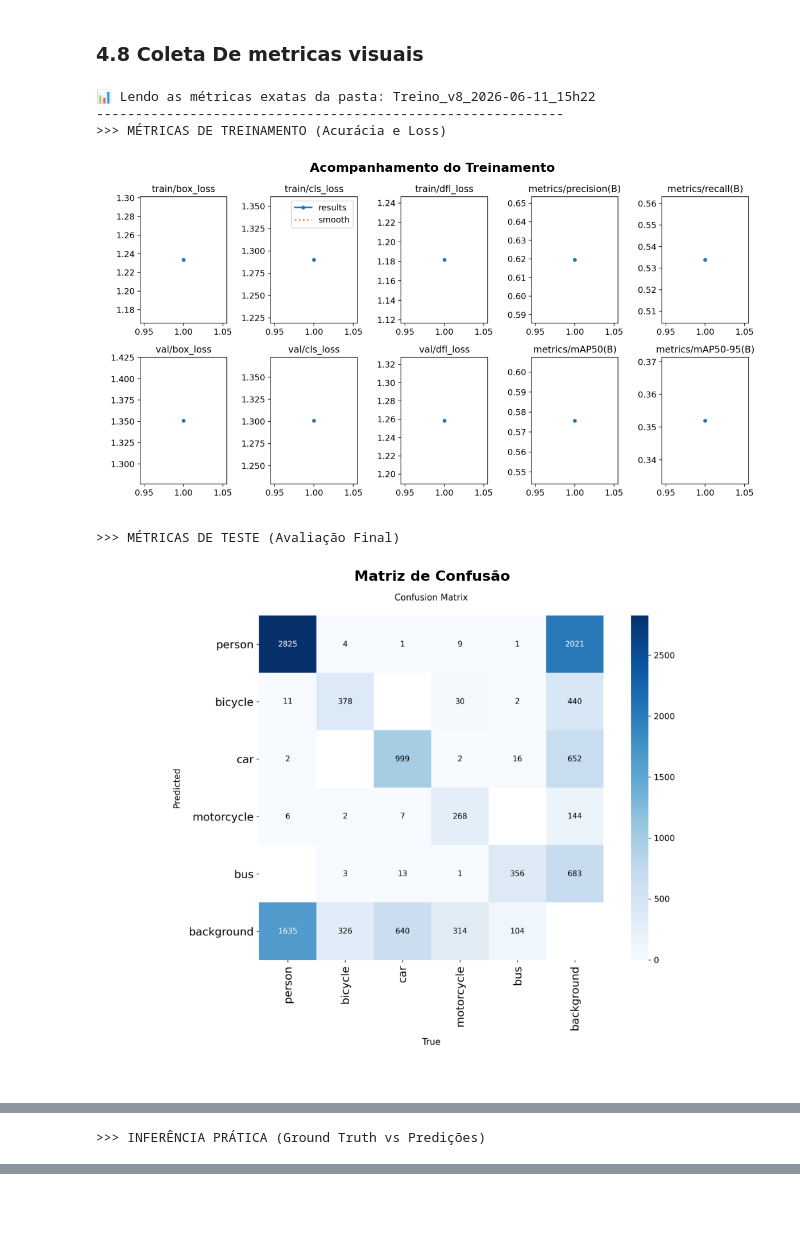
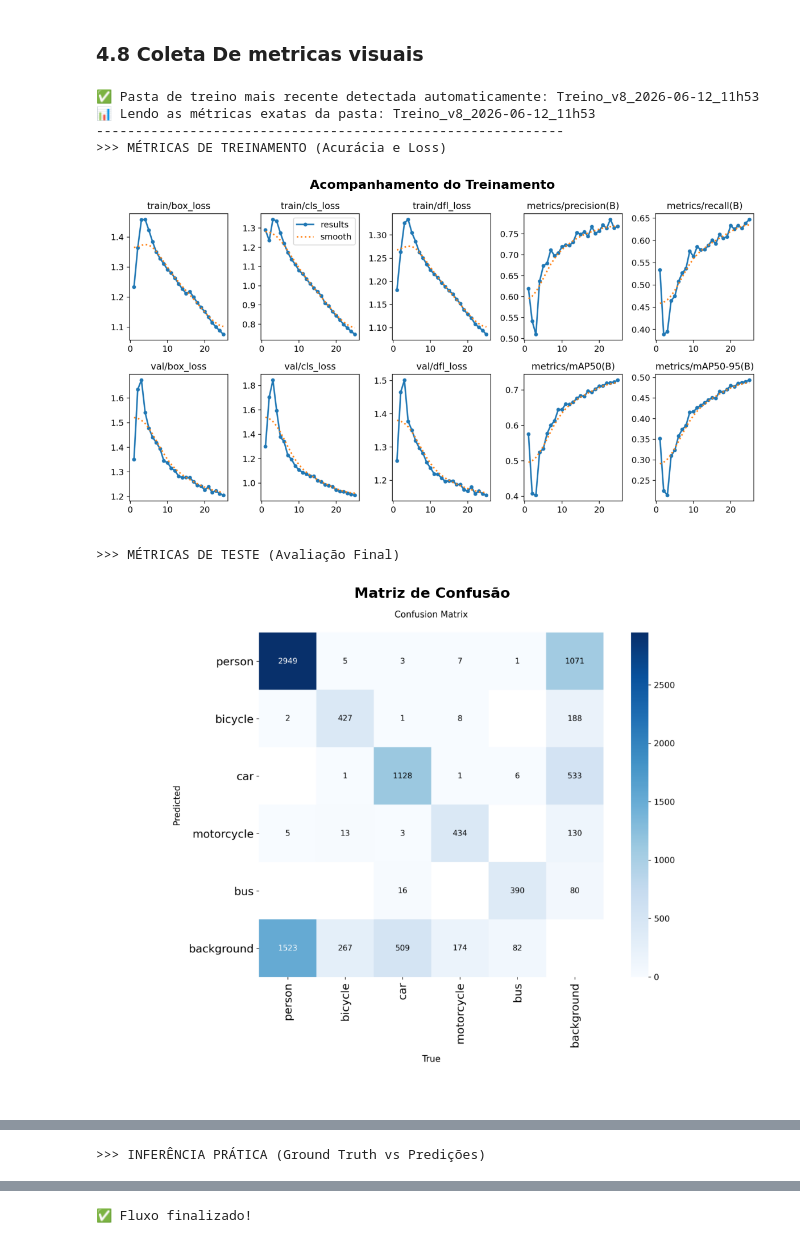
Before and after one commit to ANN-CNN/CNNs, a Jupyter notebook: Yolo8.ipynb, the cells around one changed output, grey strips where cells are left out. Drawn from its saved outputs; the diff is of its cells as text; code cells hidden in the pictures; blank space fills up the shorter version.

```diff
--- a/Yolo8.ipynb
+++ b/Yolo8.ipynb
@@ -166,43 +167,61 @@ Results saved to /content/drive/MyDrive/Classroom/TCC_Kevin_Rafael/Colab/Resulta
 import matplotlib.pyplot as plt
 import cv2
 import os
+import glob
 
 def mostrar_metrica(caminho_imagem, titulo):
     img = cv2.imread(caminho_imagem)
     if img is not None:
         plt.figure(figsize=(15, 10))
         plt.imshow(cv2.cvtColor(img, cv2.COLOR_BGR2RGB))
         plt.title(titulo, fontsize=16, fontweight='bold')
         plt.axis('off')
         plt.show()
     else:
         print(f"⚠️ Métrica não encontrada no Drive: {caminho_imagem}")
 
-# NOME DA SUA PASTA AQUI
-nome_treino_exato = "Treino_v8_2026-06-11_15h22"
+# 1. Diretório base onde todos os seus treinos do YOLOv8 estão salvos
 diretorio_drive = "/content/drive/MyDrive/Classroom/TCC_Kevin_Rafael/Colab/Resultados_YOLOv8"
 
+# 2. SELEÇÃO AUTOMÁTICA DA PASTA MAIS RECENTE
+# Procura por todos os caminhos que começam com 'Treino_v8' dentro daquela pasta
+pastas_treino = glob.glob(os.path.join(diretorio_drive, "Treino_v8*"))
+
+if pastas_treino:
+    # A mágica acontece aqui: max() encontra o caminho com o maior (mais recente) tempo de modificação (getmtime)
+    pasta_mais_recente = max(pastas_treino, key=os.path.getmtime)
+    # Extrai apenas o nome final da pasta (ex: "Treino_v8_2026-06-11_15h22")
+    nome_treino_exato = os.path.basename(pasta_mais_recente)
+    print(f"✅ Pasta de treino mais recente detectada automaticamente: {nome_treino_exato}")
+else:
+    print("⚠️ Nenhuma pasta de treino encontrada no Drive. Usando valor padrão como fallback.")
+    nome_treino_exato = "Treino_v8_2026-06-11_15h22"
+
+# 3. Definição dos caminhos dinâmicos
 pasta_treino_drive = f"{diretorio_drive}/{nome_treino_exato}"
 pasta_teste_drive = f"{diretorio_drive}/{nome_treino_exato}/Teste_Final"
 
 print(f"📊 Lendo as métricas exatas da pasta: {nome_treino_exato}")
 print("-" * 60)
 
+# 4. Gráficos do Treinamento
 print(">>> MÉTRICAS DE TREINAMENTO (Acurácia e Loss)")
 mostrar_metrica(f"{pasta_treino_drive}/results.png", "Acompanhamento do Treinamento")
 
 print("\n>>> MÉTRICAS DE TESTE (Avaliação Final)")
 mostrar_metrica(f"{pasta_teste_drive}/confusion_matrix.png", "Matriz de Confusão")
-# ATENÇÃO AQUI: Nome atualizado para o padrão do YOLOv8
 mostrar_metrica(f"{pasta_teste_drive}/BoxPR_curve.png", "Curva Precision-Recall")
 
 print("\n>>> INFERÊNCIA PRÁTICA (Ground Truth vs Predições)")
 mostrar_metrica(f"{pasta_teste_drive}/val_batch0_labels.jpg", "Anotações Reais (Ground Truth)")
 mostrar_metrica(f"{pasta_teste_drive}/val_batch0_pred.jpg", "Predições da IA (O que ela adivinhou)")
+
+print("\n✅ Fluxo finalizado!")
 # %% [output]
-📊 Lendo as métricas exatas da pasta: Treino_v8_2026-06-11_15h22
+✅ Pasta de treino mais recente detectada automaticamente: Treino_v8_2026-06-12_11h53
+📊 Lendo as métricas exatas da pasta: Treino_v8_2026-06-12_11h53
 ------------------------------------------------------------
 >>> MÉTRICAS DE TREINAMENTO (Acurácia e Loss)
-[figure, old version]
+[figure, new version]
 >>> MÉTRICAS DE TESTE (Avaliação Final)
-[figure, old version]
+[figure, new version]
@@ -212,0 +232 @@ mostrar_metrica(f"{pasta_teste_drive}/val_batch0_pred.jpg", "Predições da IA (
+✅ Fluxo finalizado!
```
Also changed, not shown: parts of 5 cells of this notebook.
